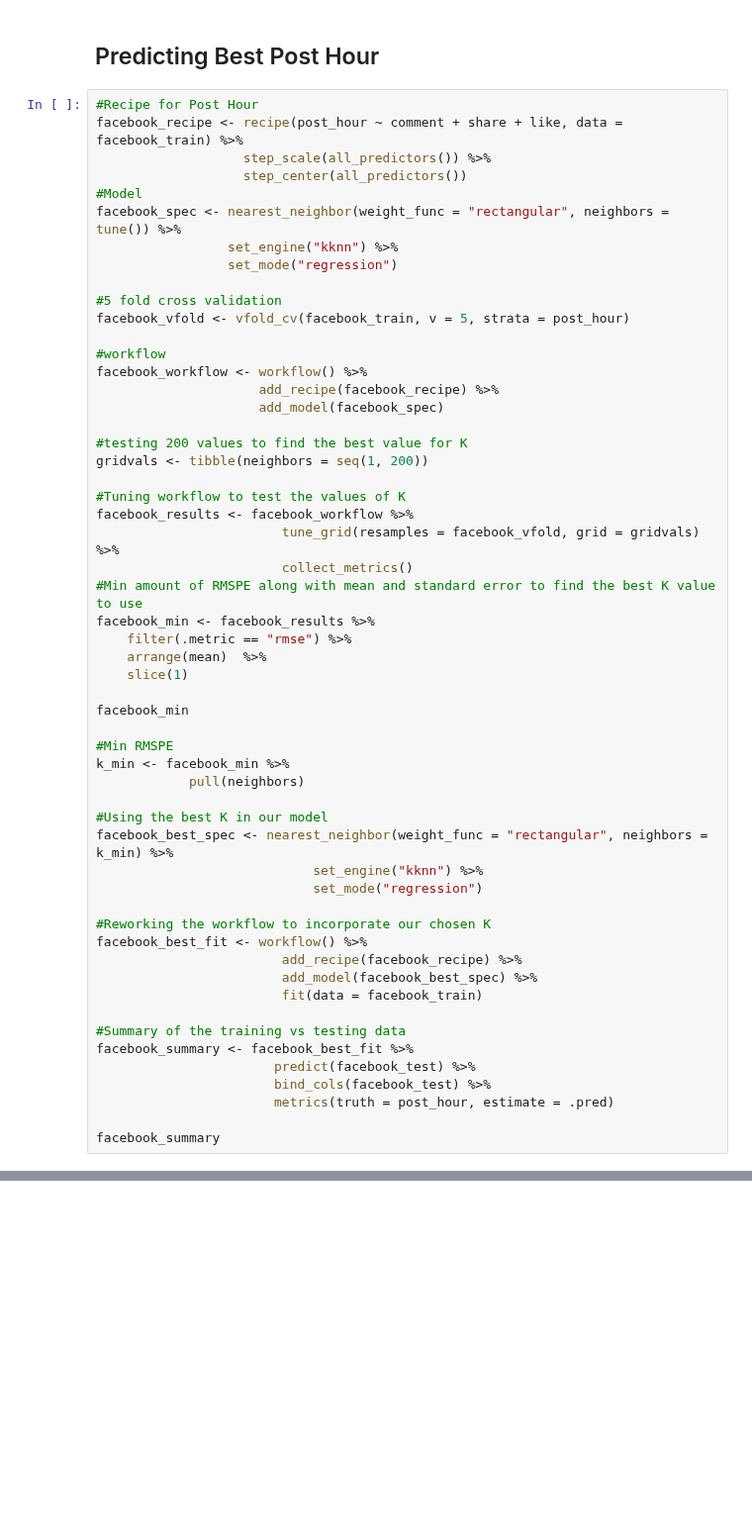
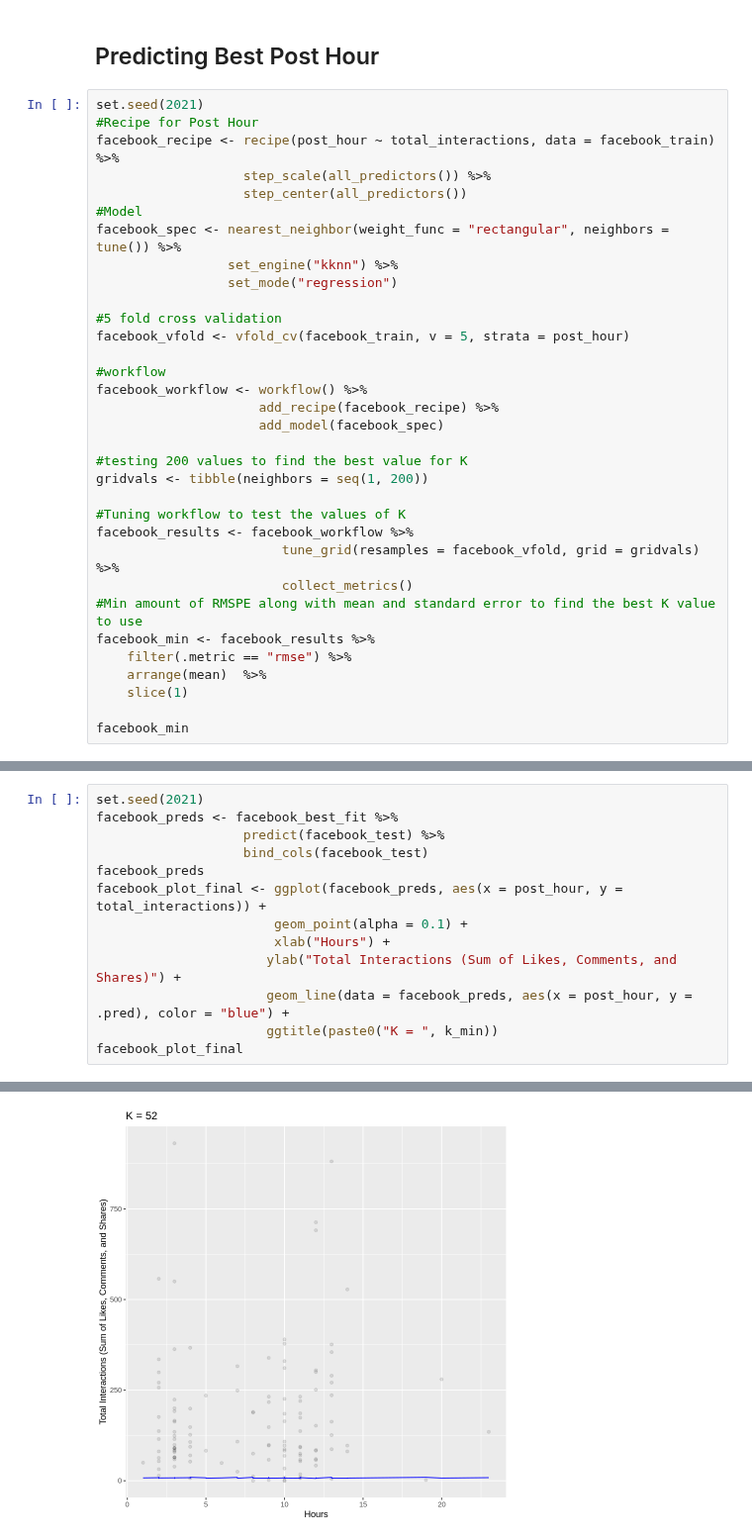
Before and after one commit to amellios/data_science_woohoo, a Jupyter notebook: Final Project Analysis.ipynb, the cells around one changed output, grey strips where cells are left out. Shown at 99% size. Saved outputs shown, nothing was run; the diff lists cells and outputs as text; blank space fills up the shorter version.

```diff
--- a/Final Project Analysis.ipynb
+++ b/Final Project Analysis.ipynb
@@ -88,8 +141,9 @@ facebook_ggpairs
 # %% [markdown]
 ## Predicting Best Post Hour
 # %%
+set.seed(2021)
 #Recipe for Post Hour
-facebook_recipe <- recipe(post_hour ~ comment + share + like, data = facebook_train) %>%
+facebook_recipe <- recipe(post_hour ~ total_interactions, data = facebook_train) %>%
                    step_scale(all_predictors()) %>%
                    step_center(all_predictors())
 #Model
@@ -119,26 +173,3 @@ facebook_min <- facebook_results %>%
     slice(1)
 
 facebook_min
-
-#Min RMSPE
-k_min <- facebook_min %>%
-            pull(neighbors)
-
-#Using the best K in our model
-facebook_best_spec <- nearest_neighbor(weight_func = "rectangular", neighbors = k_min) %>%
-                            set_engine("kknn") %>%
-                            set_mode("regression")
-
-#Reworking the workflow to incorporate our chosen K
-facebook_best_fit <- workflow() %>%
-                        add_recipe(facebook_recipe) %>%
-                        add_model(facebook_best_spec) %>%
-                        fit(data = facebook_train)
-
-#Summary of the training vs testing data
-facebook_summary <- facebook_best_fit %>%
-                       predict(facebook_test) %>%
-                       bind_cols(facebook_test) %>%
-                       metrics(truth = post_hour, estimate = .pred)
-
-facebook_summary
@@ -144,0 +215,14 @@ facebook_summary
+# %%
+set.seed(2021)
+facebook_preds <- facebook_best_fit %>%
+                   predict(facebook_test) %>%
+                   bind_cols(facebook_test)
+facebook_preds
+facebook_plot_final <- ggplot(facebook_preds, aes(x = post_hour, y = total_interactions)) +
+                       geom_point(alpha = 0.1) +
+                       xlab("Hours") +
+                      ylab("Total Interactions (Sum of Likes, Comments, and Shares)") +
+                      geom_line(data = facebook_preds, aes(x = post_hour, y = .pred), color = "blue") +
+                      ggtitle(paste0("K = ", k_min))
+facebook_plot_final
+# %% [output]
@@ -144,0 +239 @@ facebook_summary
+[figure, added]
```
Also changed, not shown: parts of 13 cells of this notebook.
